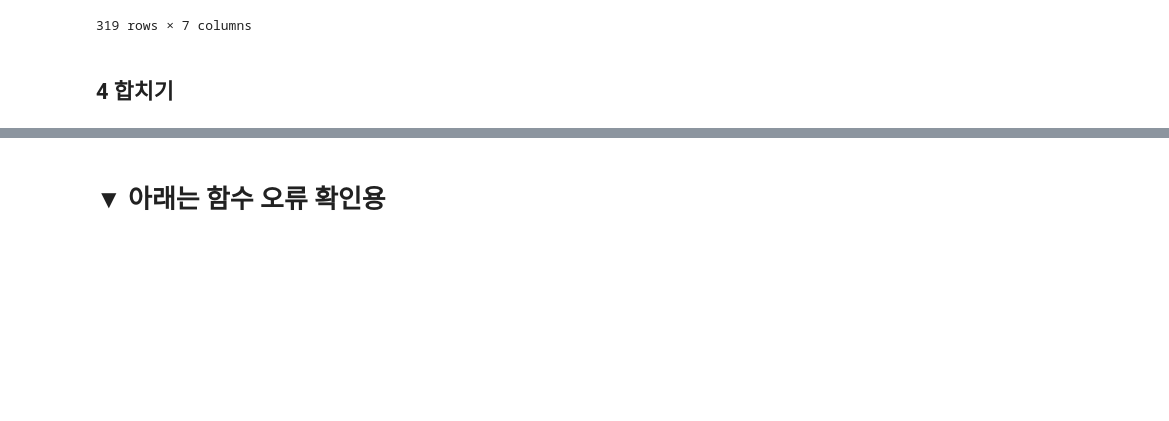
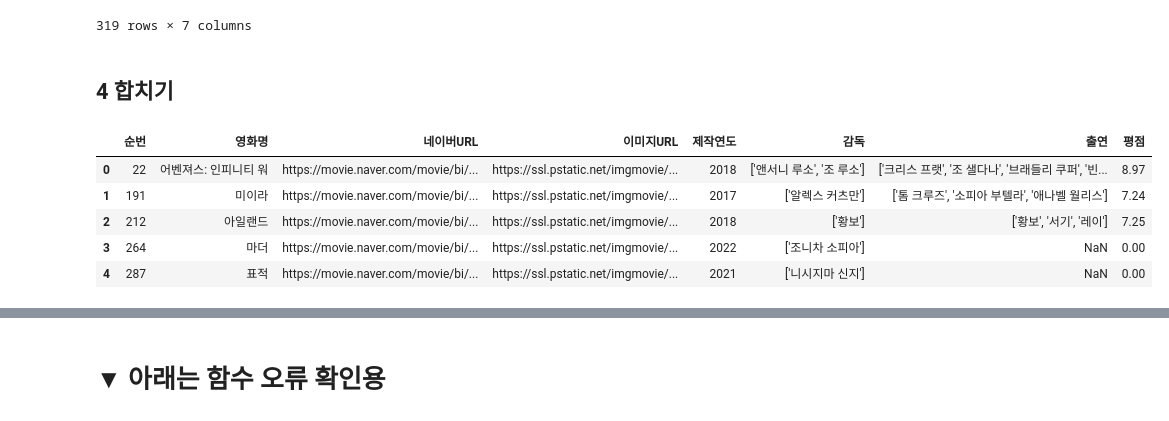
Before and after one commit to Play-Web-miniProject/MovieDL, a Jupyter notebook: eyz/naver_API_missed.ipynb, the cells around one changed output, grey strips where cells are left out. Drawn from its saved outputs; the diff is of its cells as text; code cells hidden in the pictures; blank space fills up the shorter version.

```diff
--- a/eyz/naver_API_missed.ipynb
+++ b/eyz/naver_API_missed.ipynb
@@ -419,8 +457,20 @@ idx = nv_drp_df[nv_drp_df == True].index.to_numpy()
 중복 = 중복[중복['출연'].isnull()==False]
 중복 = 중복[중복['평점']!='0.00']
 중복 = 중복[중복['제작연도'].astype(int)>2000]
+# %%
+nv_df_m = 누락.drop_duplicates(['영화명'], keep=False)
 # %%
 중복.to_csv('중복제거.csv', encoding='utf-8')
 # %%
+import pandas as pd
 첫번째 = pd.read_csv('./files/naver_api_utf-8.csv', encoding='utf-8')
 누락 = pd.read_csv('./files/naver_api_m_utf-8.csv', encoding='utf-8')
+중복제거 = pd.read_csv('중복제거.csv', encoding='utf-8')
+display(nv_df_m.head(), 중복제거.head())
+# %% [output]
+|  | 순번 | 영화명 | 네이버URL | 이미지URL | 제작연도 | 감독 | 출연 | 평점 |
+| 0 | 22 | 어벤져스: 인피니티 워 | https://movie.naver.com/movie/bi/... | https://ssl.pstatic.net/imgmovie/... | 2018 | ['앤서니 루소', '조 루소'] | ['크리스 프랫', '조 샐다나', '브래들리 쿠퍼', '빈... | 8.97 |
+| 1 | 191 | 미이라 | https://movie.naver.com/movie/bi/... | https://ssl.pstatic.net/imgmovie/... | 2017 | ['알렉스 커츠만'] | ['톰 크루즈', '소피아 부텔라', '애나벨 월리스'] | 7.24 |
+| 2 | 212 | 아일랜드 | https://movie.naver.com/movie/bi/... | https://ssl.pstatic.net/imgmovie/... | 2018 | ['황보'] | ['황보', '서기', '레이'] | 7.25 |
+| 3 | 264 | 마더 | https://movie.naver.com/movie/bi/... | https://ssl.pstatic.net/imgmovie/... | 2022 | ['조니차 소피아'] | NaN | 0.00 |
+| 4 | 287 | 표적 | https://movie.naver.com/movie/bi/... | https://ssl.pstatic.net/imgmovie/... | 2021 | ['니시지마 신지'] | NaN | 0.00 |
```
Also changed, not shown: parts of 3 cells of this notebook, 1 other file.
